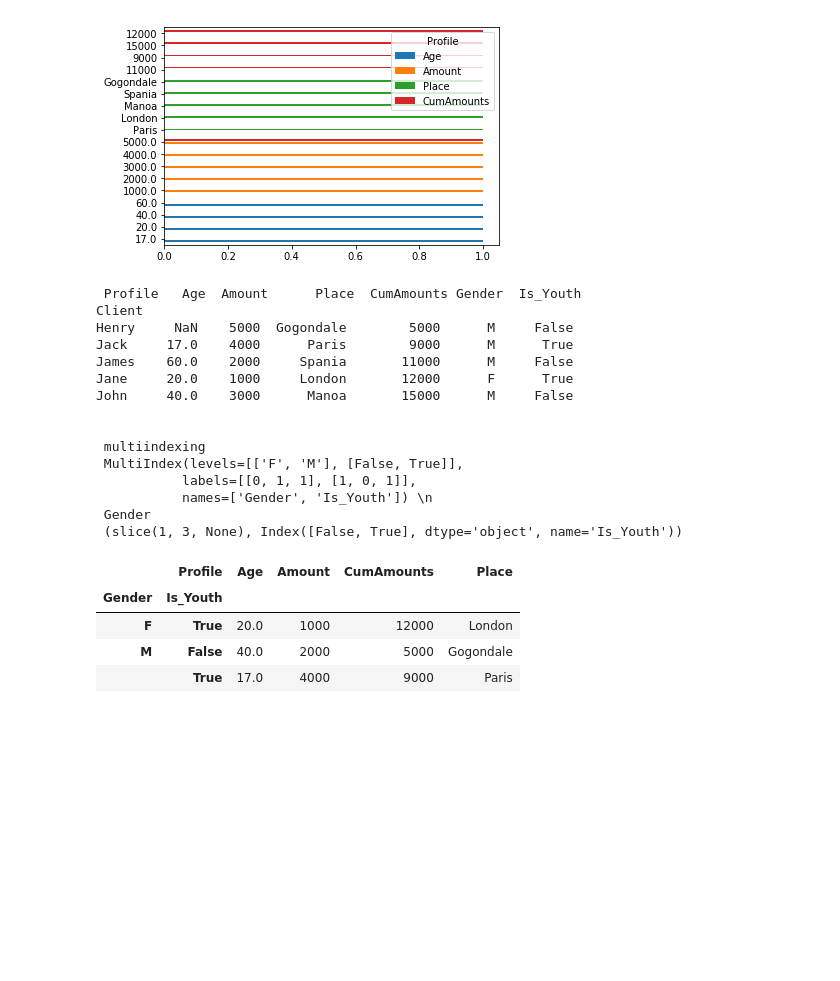
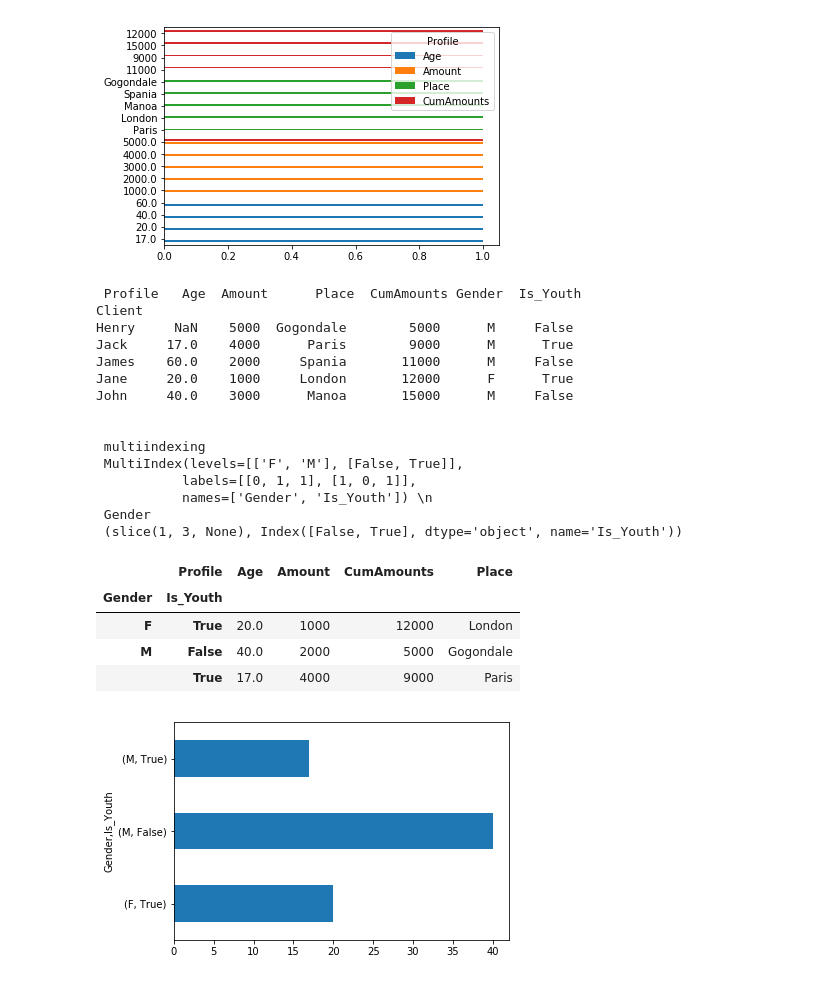
Before and after one commit to bilha-analytics/bespoke, a Jupyter notebook: Untitled Folder/learning_pydata.ipynb, the cells around one changed output. Drawn from its saved outputs; the diff is of its cells as text; code cells hidden in the pictures; blank space fills up the shorter version.

```diff
--- a/Untitled Folder/learning_pydata.ipynb
+++ b/Untitled Folder/learning_pydata.ipynb
@@ -952,30 +952,34 @@ df2["Gender"] = ['M', 'M', 'M', 'F', 'M']
 df2["Is_Youth"] = df2.Age < 30
 print("", df2, )
 
 pvt1 = df2.pivot_table(index=["Gender", "Is_Youth"], aggfunc="min")
 
 print("\n\n multiindexing\n", pvt1.index,
      "\\n\n Gender\n", pvt1.index.get_loc_level("M") )
 
+
+pvt1.Age.plot(kind="barh")
+
 pvt1
 # %% [output]
  Profile   Age  Amount      Place  CumAmounts Gender  Is_Youth
 Client
 Henry     NaN    5000  Gogondale        5000      M     False
 Jack     17.0    4000      Paris        9000      M      True
 James    60.0    2000     Spania       11000      M     False
 Jane     20.0    1000     London       12000      F      True
 John     40.0    3000      Manoa       15000      M     False
 
 
  multiindexing
  MultiIndex(levels=[['F', 'M'], [False, True]],
            labels=[[0, 1, 1], [1, 0, 1]],
            names=['Gender', 'Is_Youth']) \n
  Gender
  (slice(1, 3, None), Index([False, True], dtype='object', name='Is_Youth'))
 |  | Profile | Age | Amount | CumAmounts | Place |
 | Gender | Is_Youth |  |  |  |  |
 | F | True | 20.0 | 1000 | 12000 | London |
 | M | False | 40.0 | 2000 | 5000 | Gogondale |
 |  | True | 17.0 | 4000 | 9000 | Paris |
+[figure, added]
```
Also changed, not shown: 1 other file.
